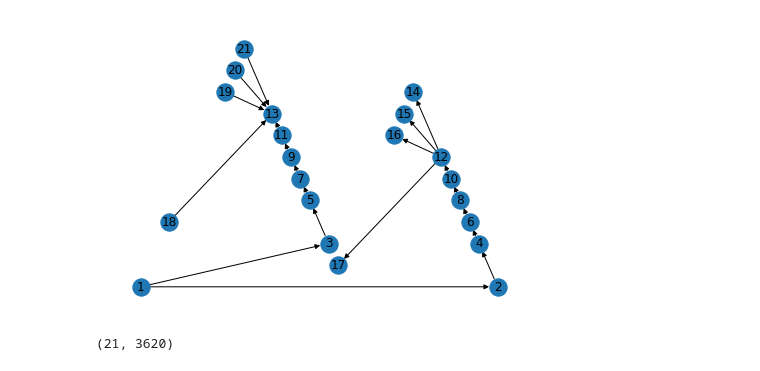
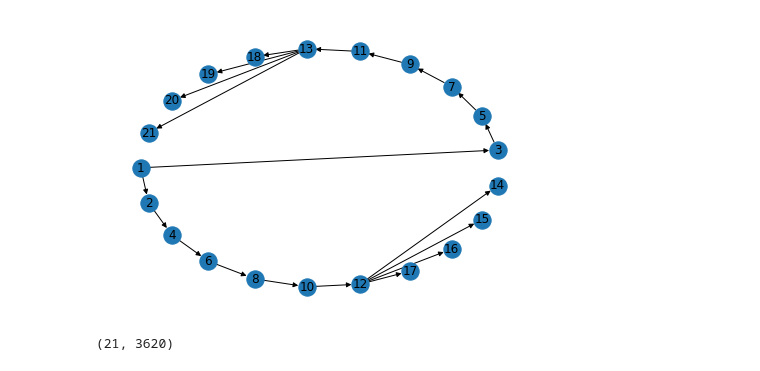
Before and after one commit to ErikLundin98/hermitian_laplacian_graph, a Jupyter notebook: demo.ipynb, the cells around one changed output. Saved outputs shown, nothing was run; the diff lists cells and outputs as text; code cells hidden in the pictures.

```diff
--- a/demo.ipynb
+++ b/demo.ipynb
@@ -5,12 +5,12 @@ import numpy as np
 G = nx.DiGraph()
 G.add_edges_from([
     (1,2),(2,4),(4,6),(6,8),(8,10),(10,12),(12,17),(12,16),(12,15),(12,14),
-    (1,3),(3,5),(5,7),(7,9),(9,11),(11,13),(18,13),(19,13),(20,13),(21,13),
+    (1,3),(3,5),(5,7),(7,9),(9,11),(11,13),(13,18),(13,19),(13,20),(13,21),
 ])
 # %%
-nx.draw_planar(G, with_labels=True)
+nx.draw_shell(G, with_labels=True)
 # %% [output]
-[figure, old version]
+[figure, new version]
 # %%
 from lib import get_embeddings, low_pass_filter_kernel
 N = len(G.nodes)
```
Also changed, not shown: parts of 3 cells of this notebook, 2 other files.
